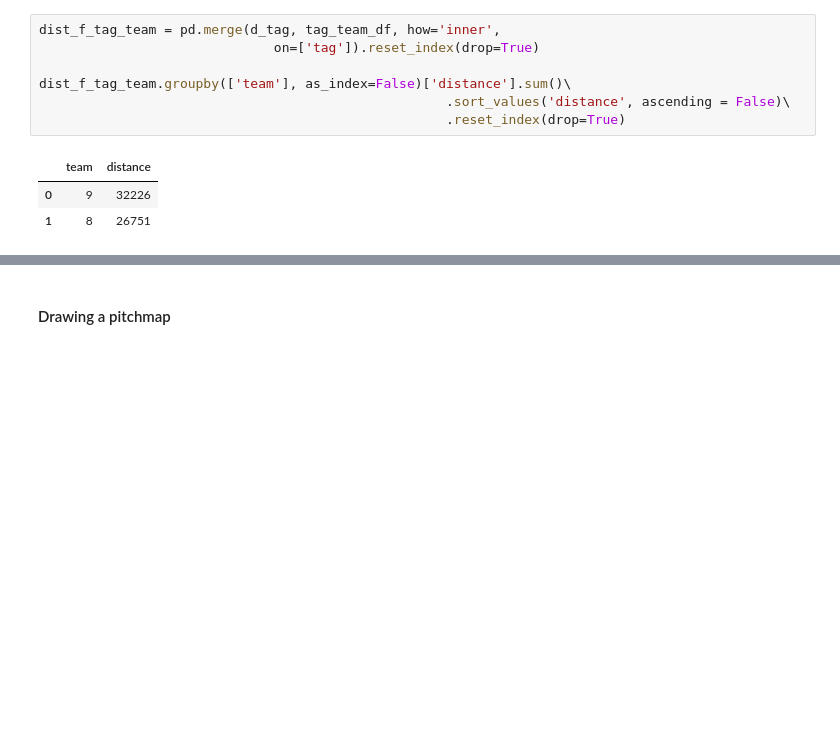
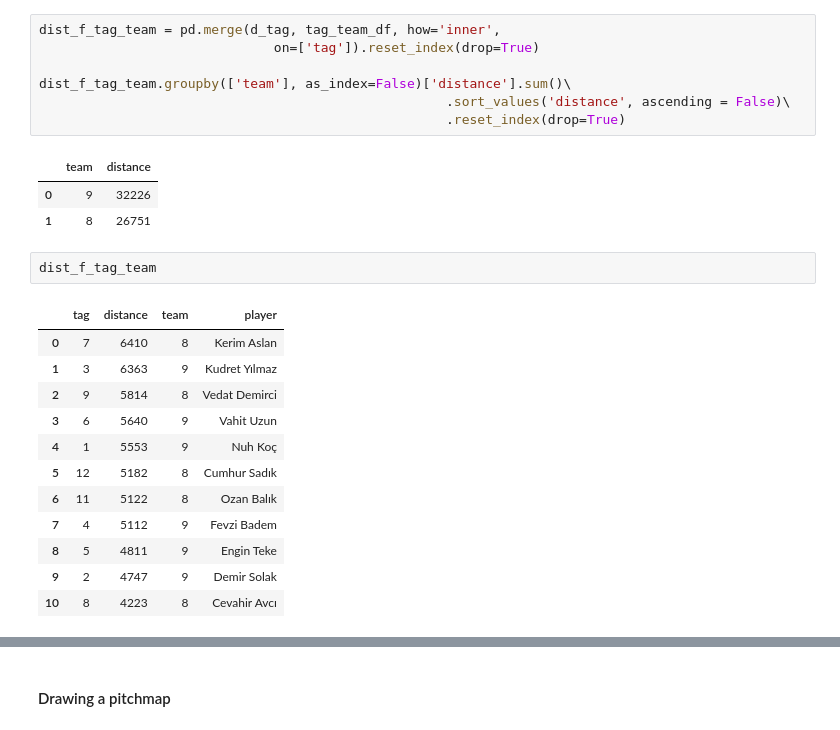
Before and after one commit to enesozi/Soccer-Analysis-Python, a Jupyter notebook: Analysis.ipynb, the cells around one changed output, grey strips where cells are left out. Cells and saved outputs as stored; diff of their text form; blank space fills up the shorter version.

```diff
--- a/Analysis.ipynb
+++ b/Analysis.ipynb
@@ -215,3 +219,18 @@ dist_f_tag_team.groupby(['team'], as_index=False)['distance'].sum()\
 |  | team | distance |
 | 0 | 9 | 32226 |
 | 1 | 8 | 26751 |
+# %%
+dist_f_tag_team
+# %% [output]
+|  | tag | distance | team | player |
+| 0 | 7 | 6410 | 8 | Kerim Aslan |
+| 1 | 3 | 6363 | 9 | Kudret Yılmaz |
+| 2 | 9 | 5814 | 8 | Vedat Demirci |
+| 3 | 6 | 5640 | 9 | Vahit Uzun |
+| 4 | 1 | 5553 | 9 | Nuh Koç |
+| 5 | 12 | 5182 | 8 | Cumhur Sadık |
+| 6 | 11 | 5122 | 8 | Ozan Balık |
+| 7 | 4 | 5112 | 9 | Fevzi Badem |
+| 8 | 5 | 4811 | 9 | Engin Teke |
+| 9 | 2 | 4747 | 9 | Demir Solak |
+| 10 | 8 | 4223 | 8 | Cevahir Avcı |
```
Also changed, not shown: parts of 7 cells of this notebook.
